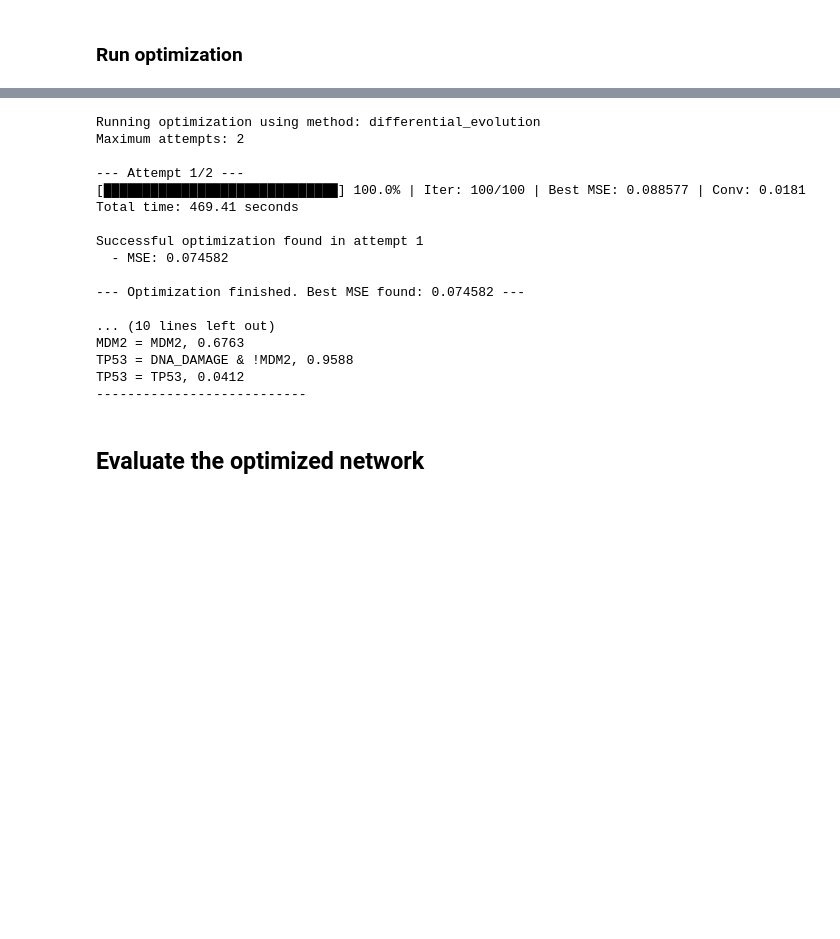
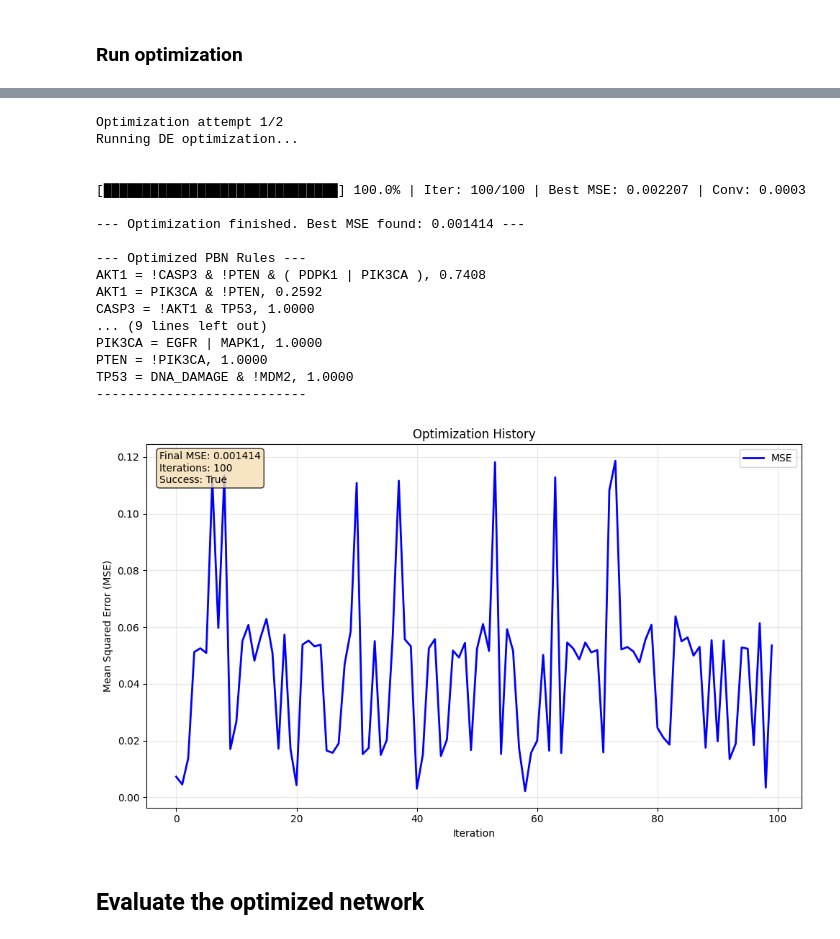
Before and after one commit to IlyaLab/BNMPy, a Jupyter notebook: Examples/workflow_example.ipynb, the cells around one changed output, grey strips where cells are left out. Saved outputs shown, nothing was run; the diff lists cells and outputs as text; code cells hidden in the pictures; blank space fills up the shorter version.

```diff
--- a/Examples/workflow_example.ipynb
+++ b/Examples/workflow_example.ipynb
@@ -235,12 +359,12 @@ config = {
     'de_params': {
         'strategy': 'best1bin',
         'maxiter': 100,
-        'popsize': 15,
-        'tol': 0.001,
+        'popsize': 30,
+        'tol': 0.0001,
         'atol': 0,
         'mutation': (0.5, 1),
         'recombination': 0.7,
-        'seed': None,
+        'seed': 99,
         'disp': False,
         'init': 'sobol',
         'updating': 'deferred',
@@ -251,41 +375,45 @@ config = {
         'method': 'monte_carlo',
             'monte_carlo_params': {
                 'n_runs': 3,
-                'n_steps': 1000,
+                'n_steps': 2000,
                 'p_noise': 0.05
             }
     },
     'max_try': 2,  # Maximum number of attempts if optimization fails
-    'success_threshold': 0.1, # threshold for accepting fit,
+    'success_threshold': 0.01, # threshold for accepting fit,
     'display_rules_every': 0  # Display optimized rules every n iterations (0 = disabled)
 }
 
-optimizer = Optimizer.ParameterOptimizer(
+optimizer_de = Optimizer.ParameterOptimizer(
     pbn,
     data_example_file,
     config=config,
-    nodes_to_optimize=nodes_to_optimize,
+    nodes_to_optimize=["AKT1","MAP2K1"],
     verbose=False)
 
 # Run optimization
-result = optimizer.optimize(method='differential_evolution')
+result_de = optimizer_de.optimize(method='differential_evolution')
 # %% [output]
-Running optimization using method: differential_evolution
-Maximum attempts: 2
+Optimization attempt 1/2
+Running DE optimization...
 
---- Attempt 1/2 ---
-[██████████████████████████████] 100.0% | Iter: 100/100 | Best MSE: 0.088577 | Conv: 0.0181
-Total time: 469.41 seconds
 
-Successful optimization found in attempt 1
-  - MSE: 0.074582
+[██████████████████████████████] 100.0% | Iter: 100/100 | Best MSE: 0.002207 | Conv: 0.0003
 
---- Optimization finished. Best MSE found: 0.074582 ---
+--- Optimization finished. Best MSE found: 0.001414 ---
 
-... (10 lines left out)
-MDM2 = MDM2, 0.6763
-TP53 = DNA_DAMAGE & !MDM2, 0.9588
-TP53 = TP53, 0.0412
+--- Optimized PBN Rules ---
+AKT1 = !CASP3 & !PTEN & ( PDPK1 | PIK3CA ), 0.7408
+AKT1 = PIK3CA & !PTEN, 0.2592
+CASP3 = !AKT1 & TP53, 1.0000
+... (9 lines left out)
+PIK3CA = EGFR | MAPK1, 1.0000
+PTEN = !PIK3CA, 1.0000
+TP53 = DNA_DAMAGE & !MDM2, 1.0000
 ---------------------------
+# %%
+optimizer_de.plot_optimization_history(result_de)
+# %% [output]
+[figure, added]
 # %% [markdown]
 ## Evaluate the optimized network
```
Also changed, not shown: parts of 42 cells of this notebook, 24 other files.
